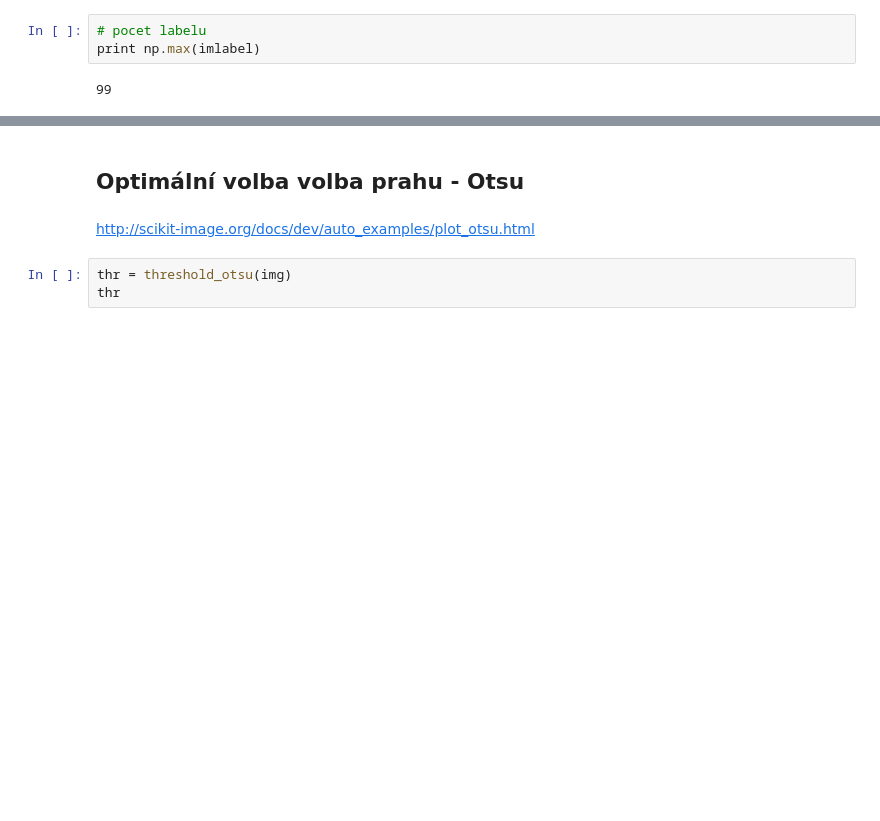
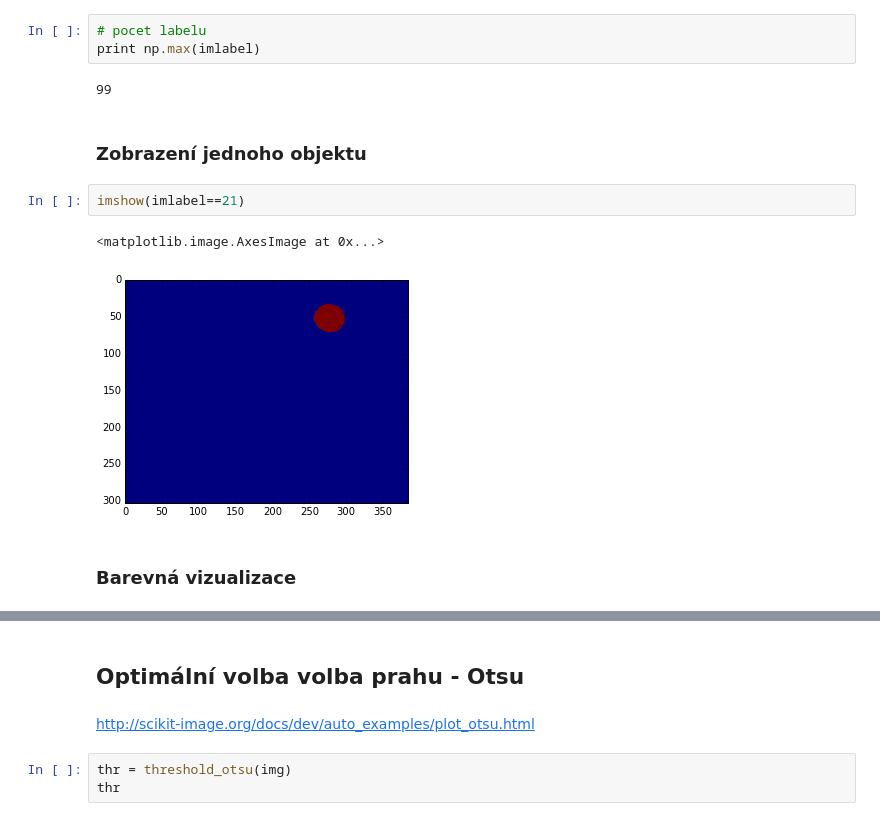
Before and after one commit to mjirik/ZDO, a Jupyter notebook: ZDO_short_tutor.ipynb, the cells around one changed output, grey strips where cells are left out. Cells and saved outputs as stored; diff of their text form; blank space fills up the shorter version.

```diff
--- a/ZDO_short_tutor.ipynb
+++ b/ZDO_short_tutor.ipynb
@@ -200,3 +195,12 @@ array([-1,  0,  1,  2,  3,  4,  5,  6,  7,  8,  9, 10, 11, 12, 13, 14, 15,
 print np.max(imlabel)
 # %% [output]
 99
+# %% [markdown]
+### Zobrazení jednoho objektu
+# %%
+imshow(imlabel==21)
+# %% [output]
+<matplotlib.image.AxesImage at 0x...>
+[figure, added]
+# %% [markdown]
+### Barevná vizualizace
```
Also changed, not shown: parts of 12 cells of this notebook.
